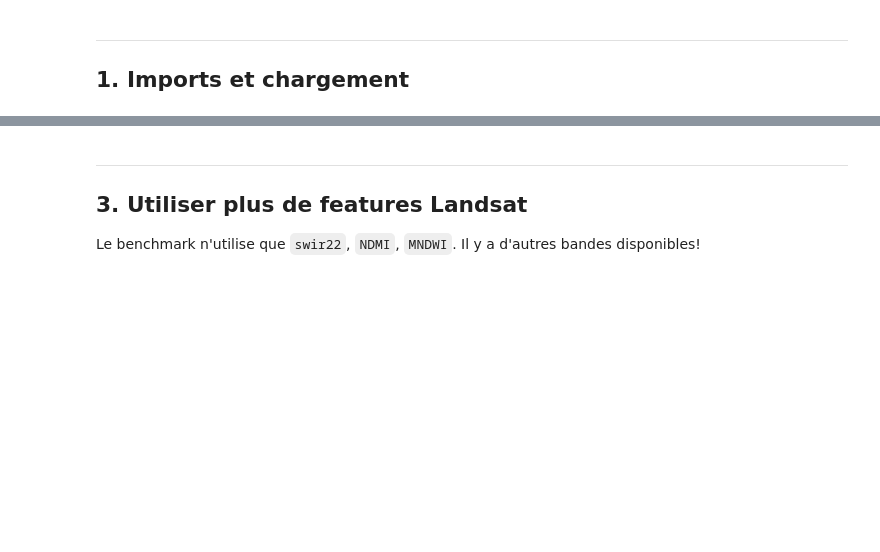
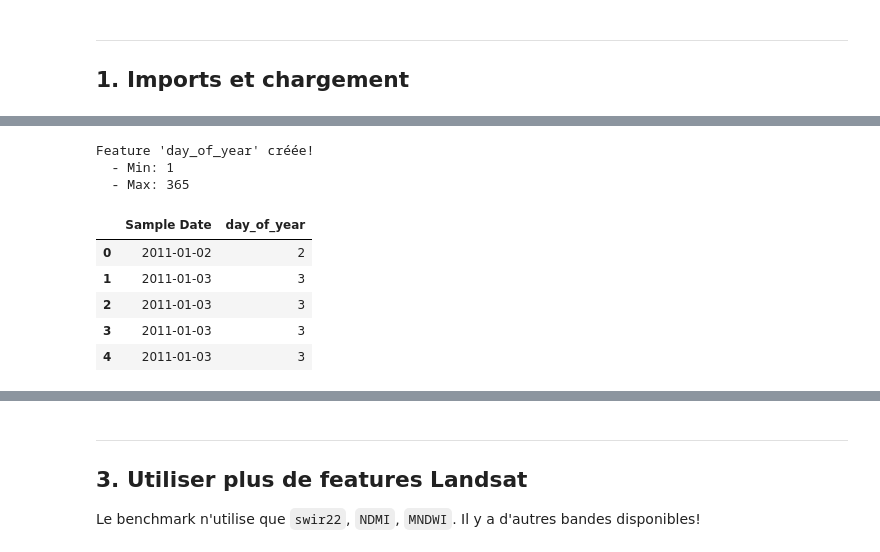
Before and after one commit to emmab-collab/Water-quality-detection, a Jupyter notebook: notebooks/02_Feature_Engineering.ipynb, the cells around one changed output, grey strips where cells are left out. Cells and saved outputs as stored; diff of their text form; code cells hidden in the pictures; blank space fills up the shorter version.

```diff
--- a/notebooks/02_Feature_Engineering.ipynb
+++ b/notebooks/02_Feature_Engineering.ipynb
@@ -61,10 +89,20 @@ X, y, site_ids, df = load_all(
 # %%
-# Extraire le mois et l'année de la date
-df['year'] = df['Sample Date'].dt.year
-df['month'] = df['Sample Date'].dt.month
+# Extraire le jour de l'année (1-365)
 df['day_of_year'] = df['Sample Date'].dt.dayofyear
 
-print("Nouvelles colonnes temporelles créées!")
-df[['Sample Date', 'year', 'month', 'day_of_year']].head()
+print("Feature 'day_of_year' créée!")
+print(f"  - Min: {df['day_of_year'].min()}")
+print(f"  - Max: {df['day_of_year'].max()}")
+df[['Sample Date', 'day_of_year']].head()
+# %% [output]
+Feature 'day_of_year' créée!
+  - Min: 1
+  - Max: 365
+|  | Sample Date | day_of_year |
+| 0 | 2011-01-02 | 2 |
+| 1 | 2011-01-03 | 3 |
+| 2 | 2011-01-03 | 3 |
+| 3 | 2011-01-03 | 3 |
+| 4 | 2011-01-03 | 3 |
 # %%
 # Créer une variable "saison"
```
Also changed, not shown: parts of 13 cells of this notebook, 4 other files.
